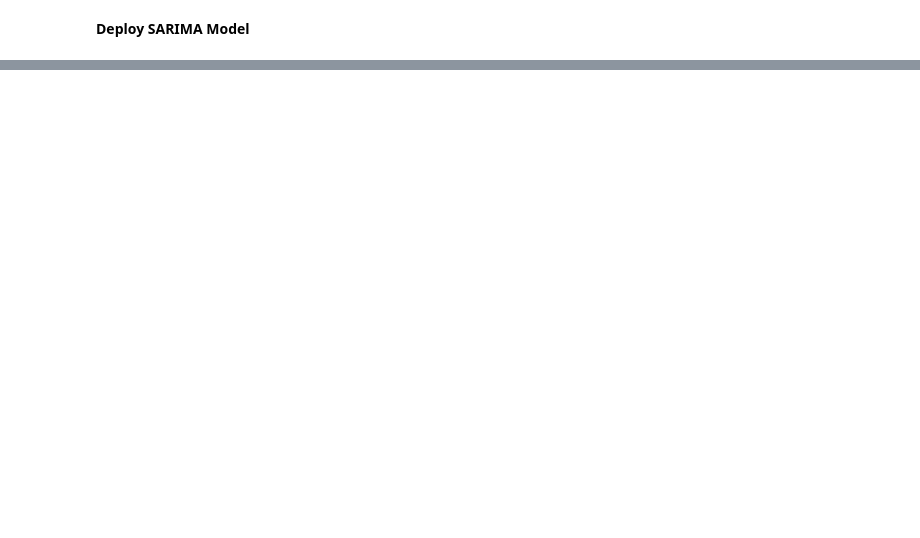
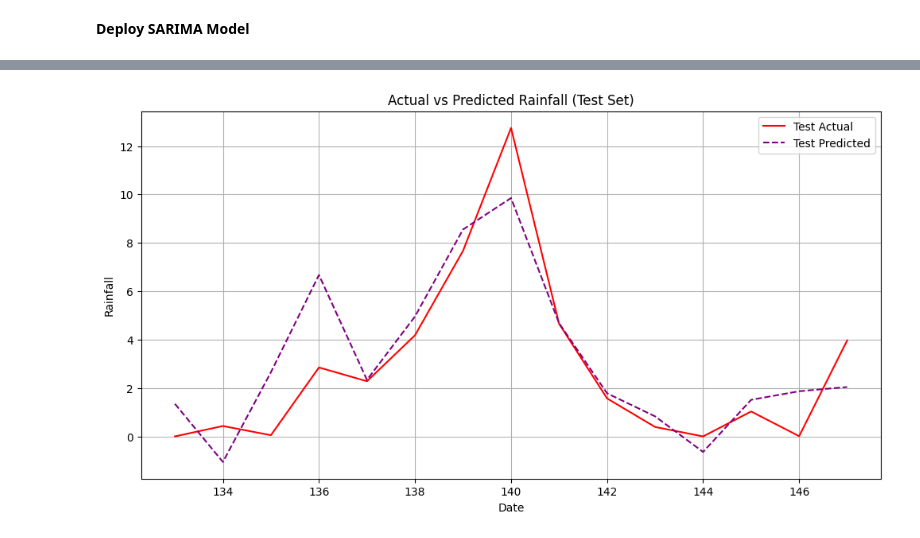
Before and after one commit to 1HPz/ChiangMaiRainForecast, a Jupyter notebook: Predict_Rain_Level_By_SARIMA.ipynb, the cells around one changed output, grey strips where cells are left out. Saved outputs shown, nothing was run; the diff lists cells and outputs as text; code cells hidden in the pictures; blank space fills up the shorter version.

```diff
--- a/Predict_Rain_Level_By_SARIMA.ipynb
+++ b/Predict_Rain_Level_By_SARIMA.ipynb
@@ -146,0 +277,14 @@ p-value <= alpha ( 0.05 ): Reject the null hypothesis (H0). The data is stationa
+# %%
+# Run the SARIMA model with the optimal parameters
+from statsmodels.tsa.statespace.sarimax import SARIMAX
+
+model_x = SARIMAX(
+    train['y_diff1'].dropna(),
+    order=(10, 1, 6),
+    seasonal_order=(0, 1, 1, 12),
+    enforce_stationarity=False,
+    enforce_invertibility=False
+)
+
+model_x_fit = model_x.fit(disp=False)
+print(model_x_fit.summary())
@@ -170,12 +507,14 @@ plt.show()
 # %% [markdown]
 **Test-Train spilt**
 # %%
-# Divide dataset into training (70%), validation (20%), and testing (10%) subsets
+# Divide dataset into training (90%) and testing (10%) subsets
 n = len(df)
-train_size = int(n * 0.7)
-val_size = int(n * 0.2)
-test_size = n - train_size - val_size
+train_size = int(n * 0.9)
+test_size = n - train_size
 
 train = df.iloc[:train_size]
-validation = df.iloc[train_size:train_size + val_size]
-test = df.iloc[train_size + val_size:]
+test = df.iloc[train_size:]
+
+print(f"Dataset size: {n}")
+print(f"Training size: {len(train)} ({len(train)/n*100:.1f}%)")
+print(f"Testing size: {len(test)} ({len(test)/n*100:.1f}%)")
@@ -251,7 +598,7 @@ from statsmodels.tsa.statespace.sarimax import SARIMAX
 
 model_x = SARIMAX(
     train['y_diff1'].dropna(),
-    order=(10, 1, 6),
+    order=(7, 0, 6),
     seasonal_order=(0, 1, 1, 12),
     enforce_stationarity=False,
     enforce_invertibility=False
@@ -466,0 +718,16 @@ plt.show()
+# %%
+import matplotlib.pyplot as plt
+import pandas as pd
+
+# Plot the actual vs predicted values for the test set
+plt.figure(figsize=(12, 6))
+plt.plot(test.index, test['ปริมาณน้ำฝน'], label='Test Actual', color='red')
+plt.plot(test.index, test_pred, label='Test Predicted', color='purple', linestyle='--')
+plt.title('Actual vs Predicted Rainfall (Test Set)')
+plt.xlabel('Date')
+plt.ylabel('Rainfall')
+plt.legend()
+plt.grid(True)
+plt.show()
+# %% [output]
+[figure, added]
```
Also changed, not shown: parts of 18 cells of this notebook.
